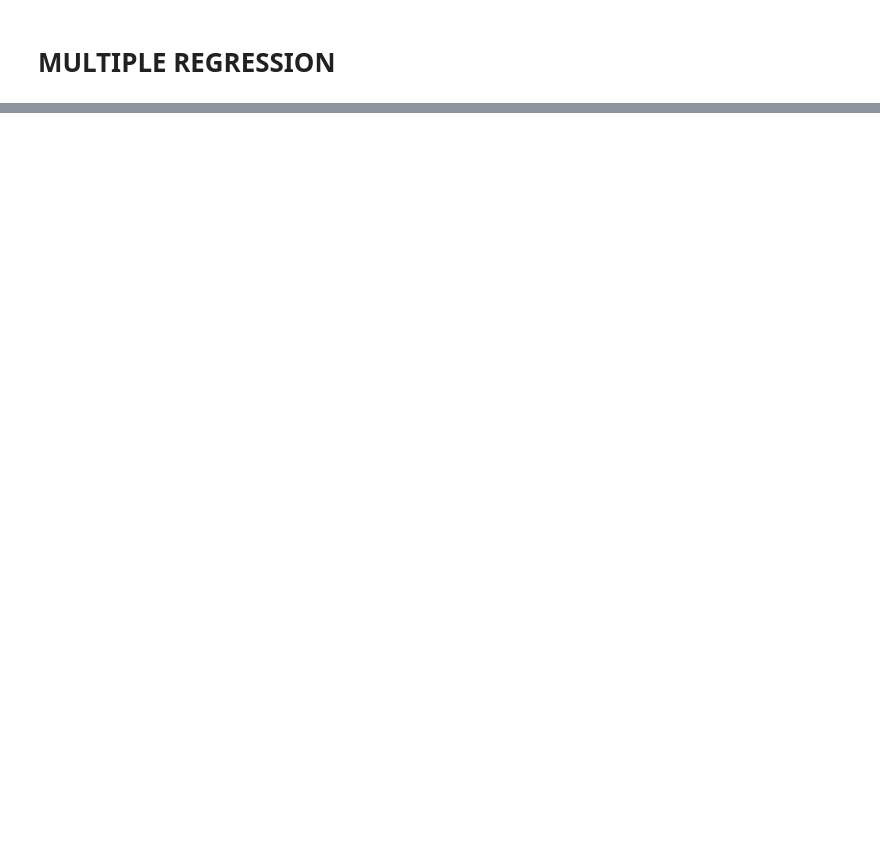
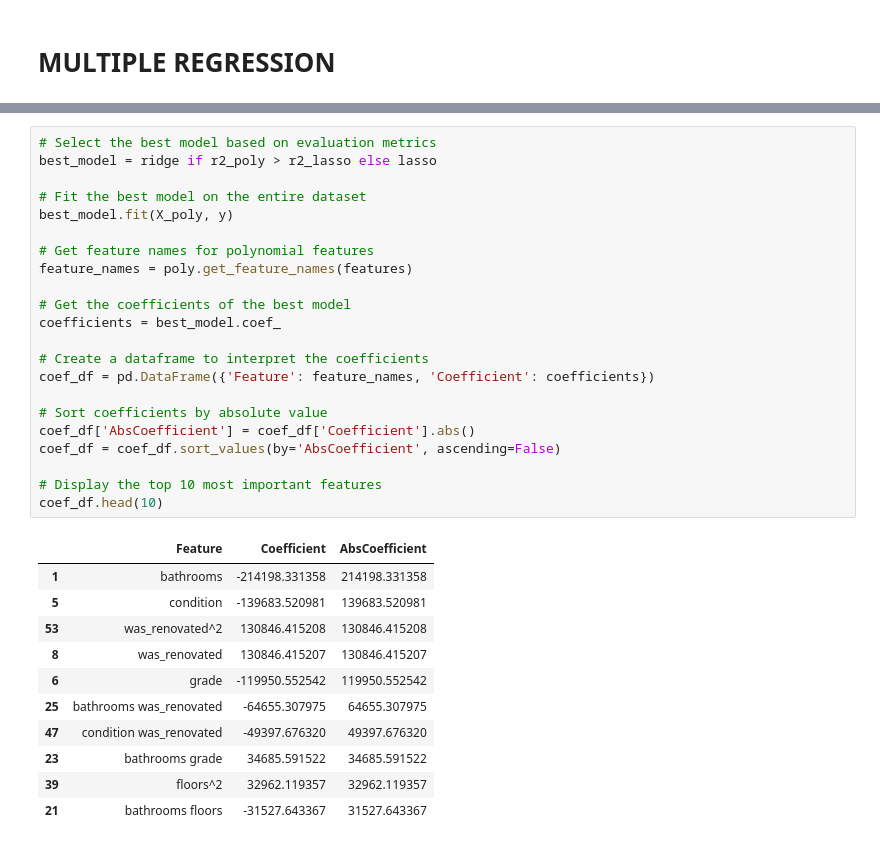
Before and after one commit to KariukiBrian/Phase2projectgroup11, a Jupyter notebook: faith.ipynb, the cells around one changed output, grey strips where cells are left out. Cells and saved outputs as stored; diff of their text form; blank space fills up the shorter version.

```diff
--- a/faith.ipynb
+++ b/faith.ipynb
@@ -244,0 +354,34 @@ The three most significant features affecting house prices are: ['waterfront', '
+# %%
+# Select the best model based on evaluation metrics
+best_model = ridge if r2_poly > r2_lasso else lasso
+
+# Fit the best model on the entire dataset
+best_model.fit(X_poly, y)
+
+# Get feature names for polynomial features
+feature_names = poly.get_feature_names(features)
+
+# Get the coefficients of the best model
+coefficients = best_model.coef_
+
+# Create a dataframe to interpret the coefficients
+coef_df = pd.DataFrame({'Feature': feature_names, 'Coefficient': coefficients})
+
+# Sort coefficients by absolute value
+coef_df['AbsCoefficient'] = coef_df['Coefficient'].abs()
+coef_df = coef_df.sort_values(by='AbsCoefficient', ascending=False)
+
+# Display the top 10 most important features
+coef_df.head(10)
+# %% [output]
+|  | Feature | Coefficient | AbsCoefficient |
+| 1 | bathrooms | -214198.331358 | 214198.331358 |
+| 5 | condition | -139683.520981 | 139683.520981 |
+| 53 | was_renovated^2 | 130846.415208 | 130846.415208 |
+| 8 | was_renovated | 130846.415207 | 130846.415207 |
+| 6 | grade | -119950.552542 | 119950.552542 |
+| 25 | bathrooms was_renovated | -64655.307975 | 64655.307975 |
+| 47 | condition was_renovated | -49397.676320 | 49397.676320 |
+| 23 | bathrooms grade | 34685.591522 | 34685.591522 |
+| 39 | floors^2 | 32962.119357 | 32962.119357 |
+| 21 | bathrooms floors | -31527.643367 | 31527.643367 |
```
Also changed, not shown: parts of 15 cells of this notebook.
